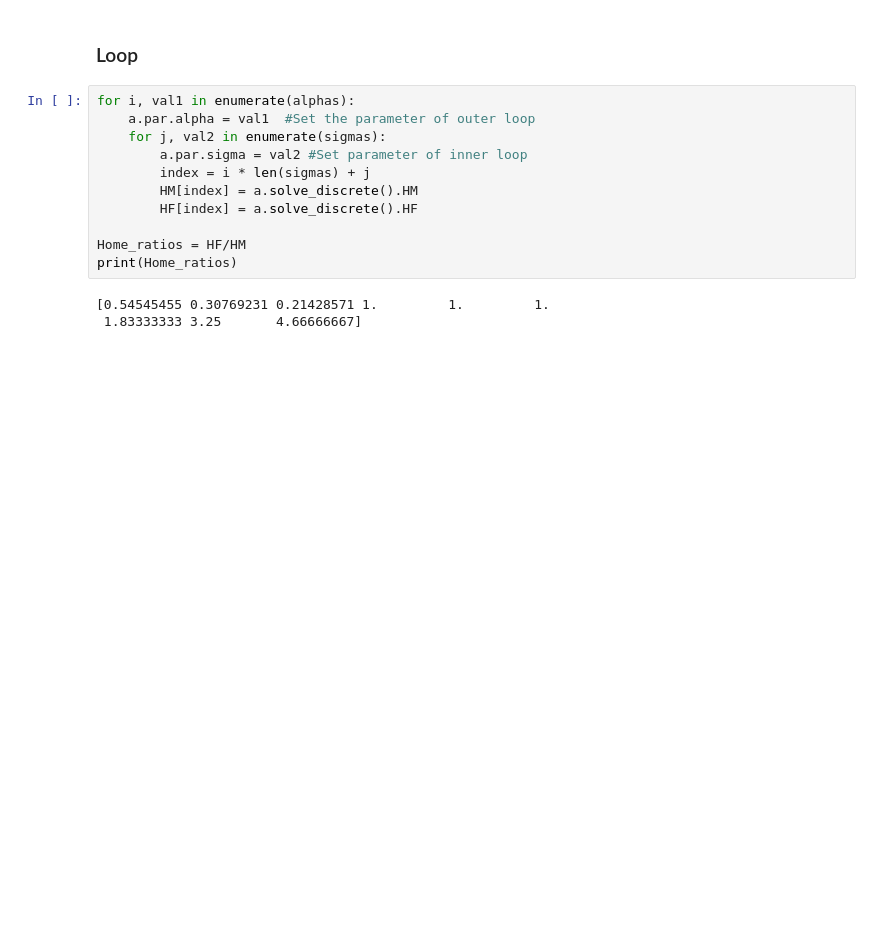
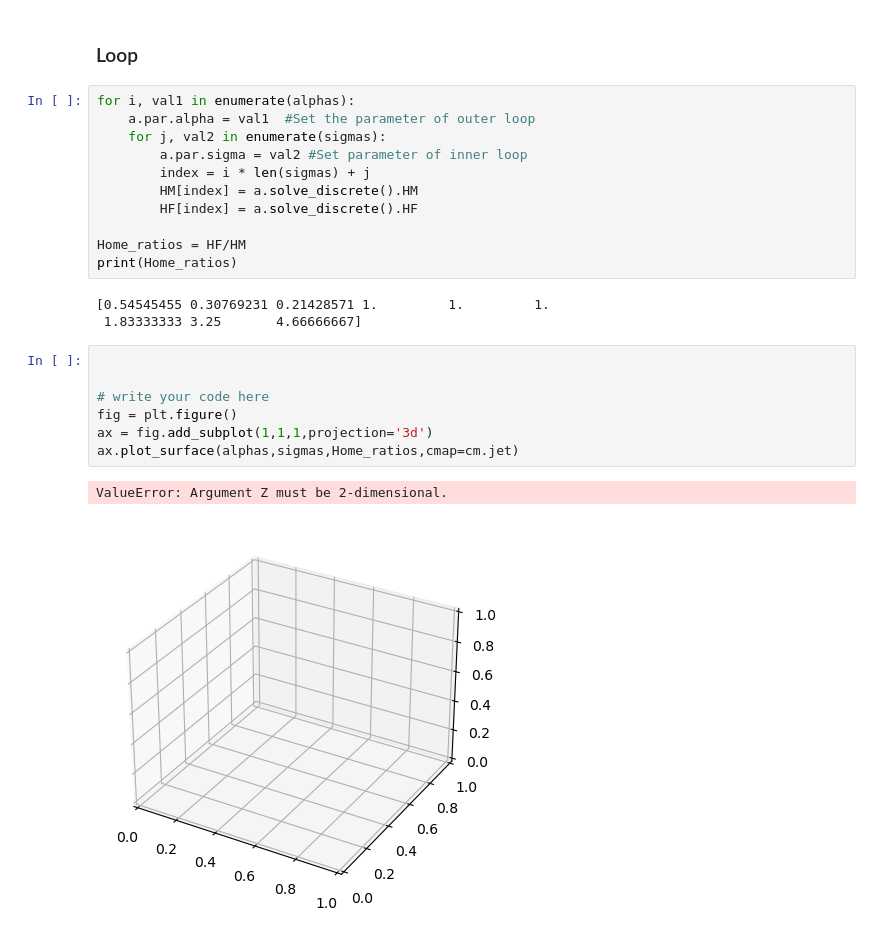
Before and after one commit to biguntitled/Intro_Num, a Jupyter notebook: Lukas.ipynb, the cells around one changed output. Saved outputs shown, nothing was run; the diff lists cells and outputs as text; blank space fills up the shorter version.

```diff
--- a/Lukas.ipynb
+++ b/Lukas.ipynb
@@ -71,3 +71,13 @@ print(Home_ratios)
 # %% [output]
 [0.54545455 0.30769231 0.21428571 1.         1.         1.
  1.83333333 3.25       4.66666667]
+# %%
+
+
+# write your code here
+fig = plt.figure()
+ax = fig.add_subplot(1,1,1,projection='3d')
+ax.plot_surface(alphas,sigmas,Home_ratios,cmap=cm.jet)
+# %% [output]
+ValueError: Argument Z must be 2-dimensional.
+[figure, added]
```
